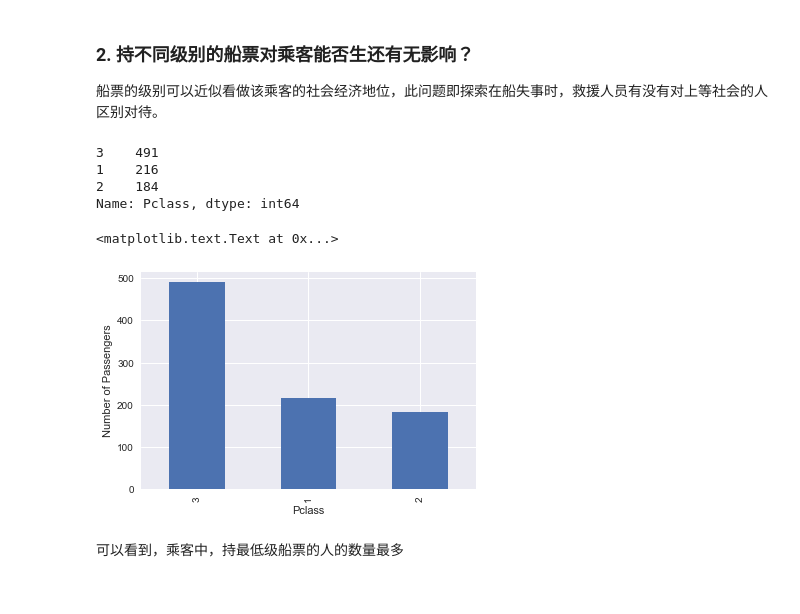
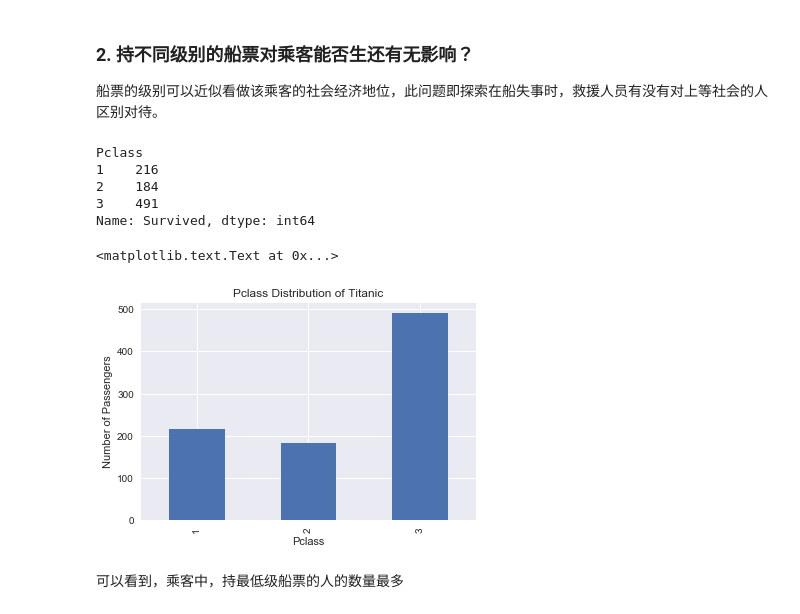
Before and after one commit to RedChueng/Investigate_a_-Dataset, a Jupyter notebook: Investigate_Titanic_Data.ipynb, the cells around one changed output. Drawn from its saved outputs; the diff is of its cells as text; code cells hidden in the pictures.

```diff
--- a/Investigate_Titanic_Data.ipynb
+++ b/Investigate_Titanic_Data.ipynb
@@ -120,17 +121,19 @@ print survive_rate
 # %%
 # 首先，看一下乘客社会经济地位的分布情况
 
-pclass_count = titanic_df['Pclass'].value_counts()
+pclass_count = titanic_df.groupby('Pclass')['Survived'].count()
 print pclass_count
 pclass_count.plot(kind='bar')
 plt.xlabel('Pclass')
 plt.ylabel('Number of Passengers')
+plt.title('Pclass Distribution of Titanic')
 # %% [output]
-3    491
+Pclass
 1    216
 2    184
-Name: Pclass, dtype: int64
+3    491
+Name: Survived, dtype: int64
 <matplotlib.text.Text at 0x...>
-[figure, old version]
+[figure, new version]
 # %% [markdown]
 可以看到，乘客中，持最低级船票的人的数量最多
```
Also changed, not shown: parts of 9 cells of this notebook.
